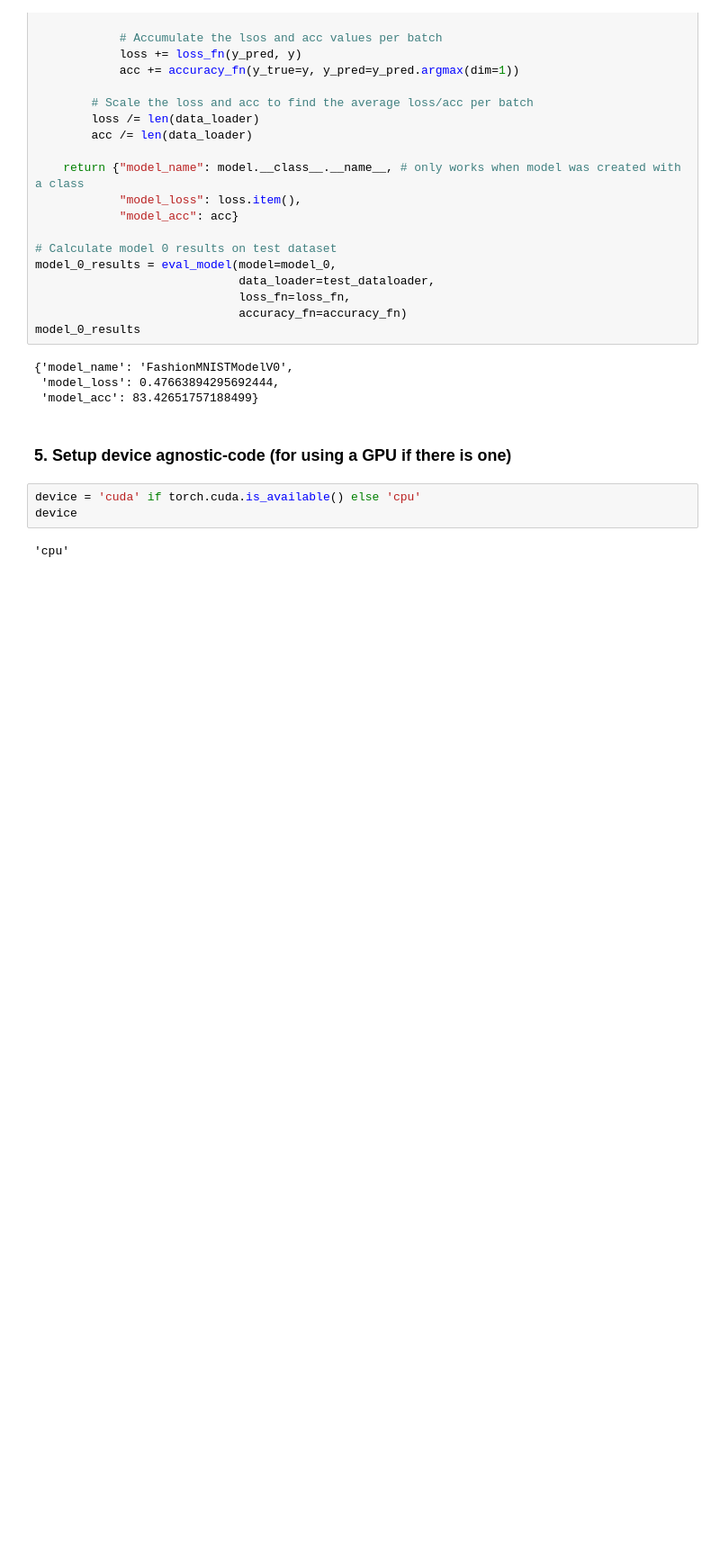
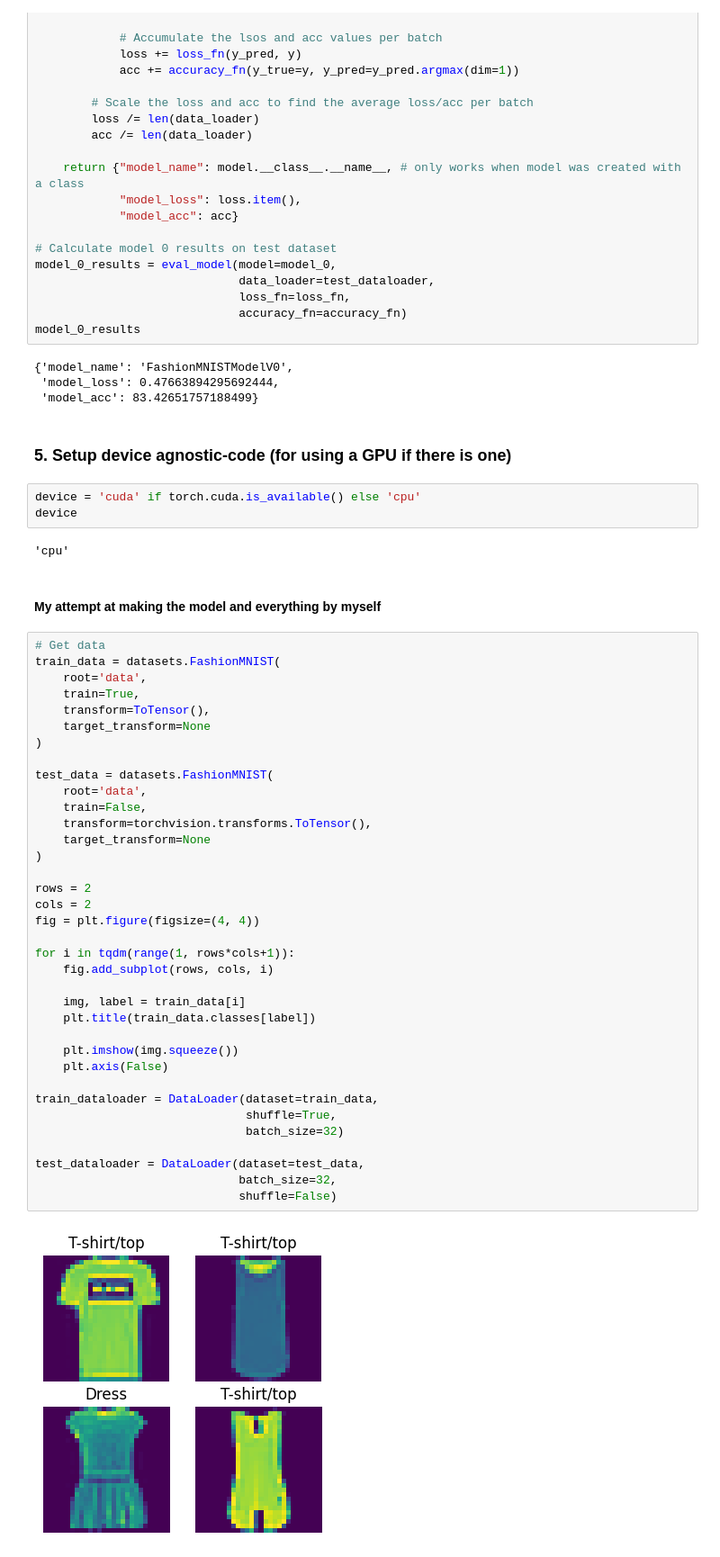
Before and after one commit to JustinTrannn/learningPytorch, a Jupyter notebook: 03_Pytorch_Computer_Vision.ipynb, the cells around one changed output. Shown: that part at 90% size. Saved outputs shown, nothing was run; the diff lists cells and outputs as text; blank space fills up the shorter version.

```diff
--- a/03_Pytorch_Computer_Vision.ipynb
+++ b/03_Pytorch_Computer_Vision.ipynb
@@ -524,3 +524,43 @@ device = 'cuda' if torch.cuda.is_available() else 'cpu'
 device
 # %% [output]
 'cpu'
+# %% [markdown]
+#### My attempt at making the model and everything by myself
+# %%
+# Get data
+train_data = datasets.FashionMNIST(
+    root='data',
+    train=True,
+    transform=ToTensor(),
+    target_transform=None
+)
+
+test_data = datasets.FashionMNIST(
+    root='data',
+    train=False,
+    transform=torchvision.transforms.ToTensor(),
+    target_transform=None
+)
+
+rows = 2
+cols = 2
+fig = plt.figure(figsize=(4, 4))
+
+for i in tqdm(range(1, rows*cols+1)):
+    fig.add_subplot(rows, cols, i)
+
+    img, label = train_data[i]
+    plt.title(train_data.classes[label])
+
+    plt.imshow(img.squeeze())
+    plt.axis(False)
+
+train_dataloader = DataLoader(dataset=train_data,
+                              shuffle=True,
+                              batch_size=32)
+
+test_dataloader = DataLoader(dataset=test_data,
+                             batch_size=32,
+                             shuffle=False)
+# %% [output]
+[figure, added]
```
Also changed, not shown: parts of 2 cells of this notebook.
